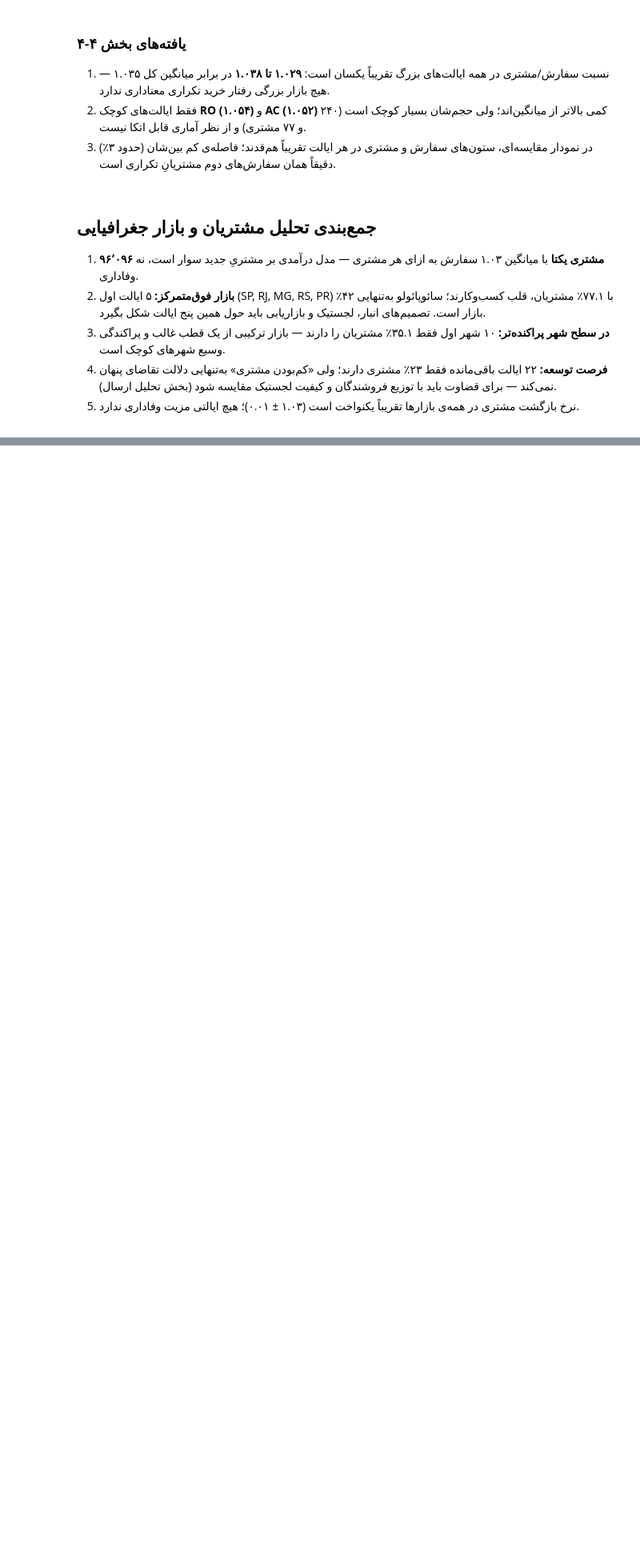
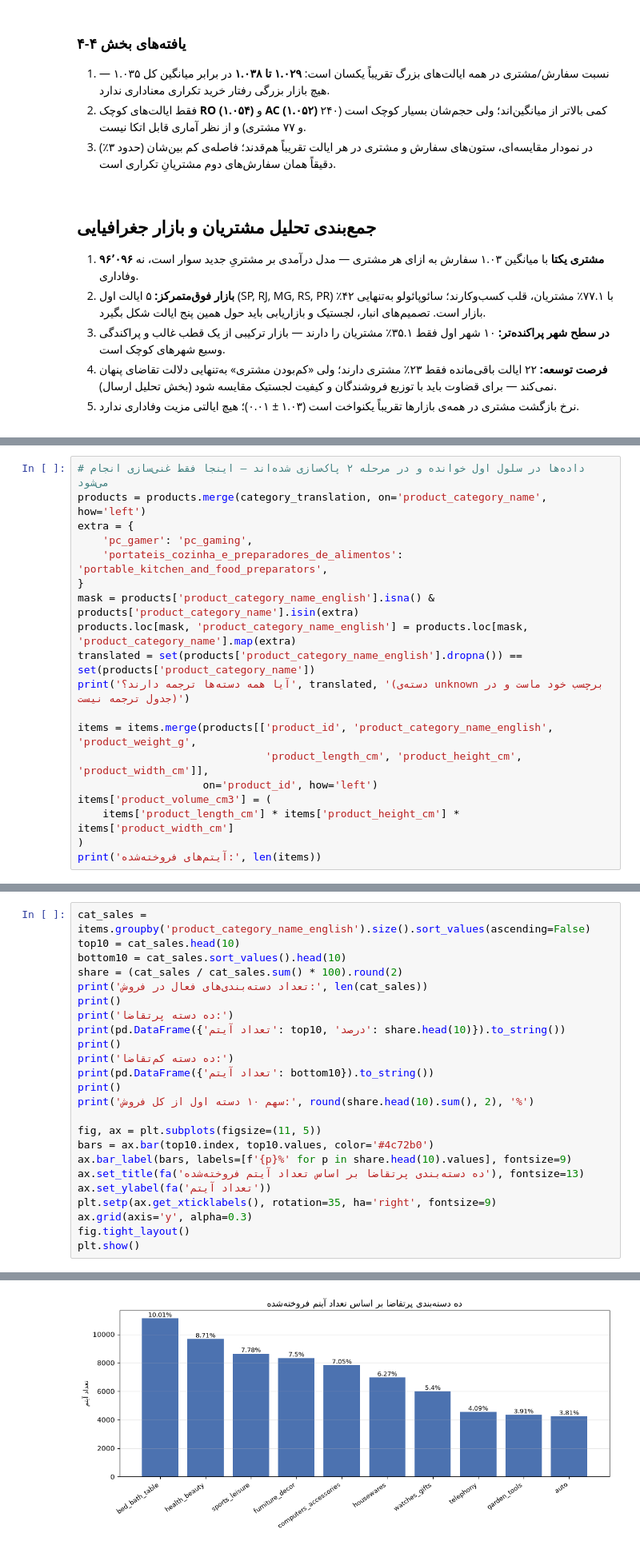
Before and after one commit to arashalidadi/olist-pro, a Jupyter notebook: olist_analysis.ipynb, the cells around one changed output, grey strips where cells are left out. Shown at 80% size. Saved outputs shown, nothing was run; the diff lists cells and outputs as text; blank space fills up the shorter version.

Commit message:
add stage 5 (product and category analysis)

```diff
--- a/olist_analysis.ipynb
+++ b/olist_analysis.ipynb
@@ -1867,0 +1883,19 @@ AC                    81            77                   1.052
+# %%
+# داده‌ها در سلول اول خوانده و در مرحله ۲ پاک‌سازی شده‌اند — اینجا فقط غنی‌سازی انجام می‌شود
+products = products.merge(category_translation, on='product_category_name', how='left')
+extra = {
+    'pc_gamer': 'pc_gaming',
+    'portateis_cozinha_e_preparadores_de_alimentos': 'portable_kitchen_and_food_preparators',
+}
+mask = products['product_category_name_english'].isna() & products['product_category_name'].isin(extra)
+products.loc[mask, 'product_category_name_english'] = products.loc[mask, 'product_category_name'].map(extra)
+translated = set(products['product_category_name_english'].dropna()) == set(products['product_category_name'])
+print('آیا همه دسته‌ها ترجمه دارند؟', translated, '(دسته‌ی unknown برچسب خود ماست و در جدول ترجمه نیست)')
+
+items = items.merge(products[['product_id', 'product_category_name_english', 'product_weight_g',
+                              'product_length_cm', 'product_height_cm', 'product_width_cm']],
+                    on='product_id', how='left')
+items['product_volume_cm3'] = (
+    items['product_length_cm'] * items['product_height_cm'] * items['product_width_cm']
+)
+print('آیتم‌های فروخته‌شده:', len(items))
@@ -1867,0 +1913,25 @@ AC                    81            77                   1.052
+# %%
+cat_sales = items.groupby('product_category_name_english').size().sort_values(ascending=False)
+top10 = cat_sales.head(10)
+bottom10 = cat_sales.sort_values().head(10)
+share = (cat_sales / cat_sales.sum() * 100).round(2)
+print('تعداد دسته‌بندی‌های فعال در فروش:', len(cat_sales))
+print()
+print('ده دسته پرتقاضا:')
+print(pd.DataFrame({'تعداد آیتم': top10, 'درصد': share.head(10)}).to_string())
+print()
+print('ده دسته کم‌تقاضا:')
+print(pd.DataFrame({'تعداد آیتم': bottom10}).to_string())
+print()
+print('سهم ۱۰ دسته اول از کل فروش:', round(share.head(10).sum(), 2), '%')
+
+fig, ax = plt.subplots(figsize=(11, 5))
+bars = ax.bar(top10.index, top10.values, color='#4c72b0')
+ax.bar_label(bars, labels=[f'{p}%' for p in share.head(10).values], fontsize=9)
+ax.set_title(fa('ده دسته‌بندی پرتقاضا بر اساس تعداد آیتم فروخته‌شده'), fontsize=13)
+ax.set_ylabel(fa('تعداد آیتم'))
+plt.setp(ax.get_xticklabels(), rotation=35, ha='right', fontsize=9)
+ax.grid(axis='y', alpha=0.3)
+fig.tight_layout()
+plt.show()
+# %% [output]
@@ -1867,0 +1955 @@ AC                    81            77                   1.052
+[figure, added]
```
Also changed, not shown: parts of 12 cells of this notebook, 1 other file.
